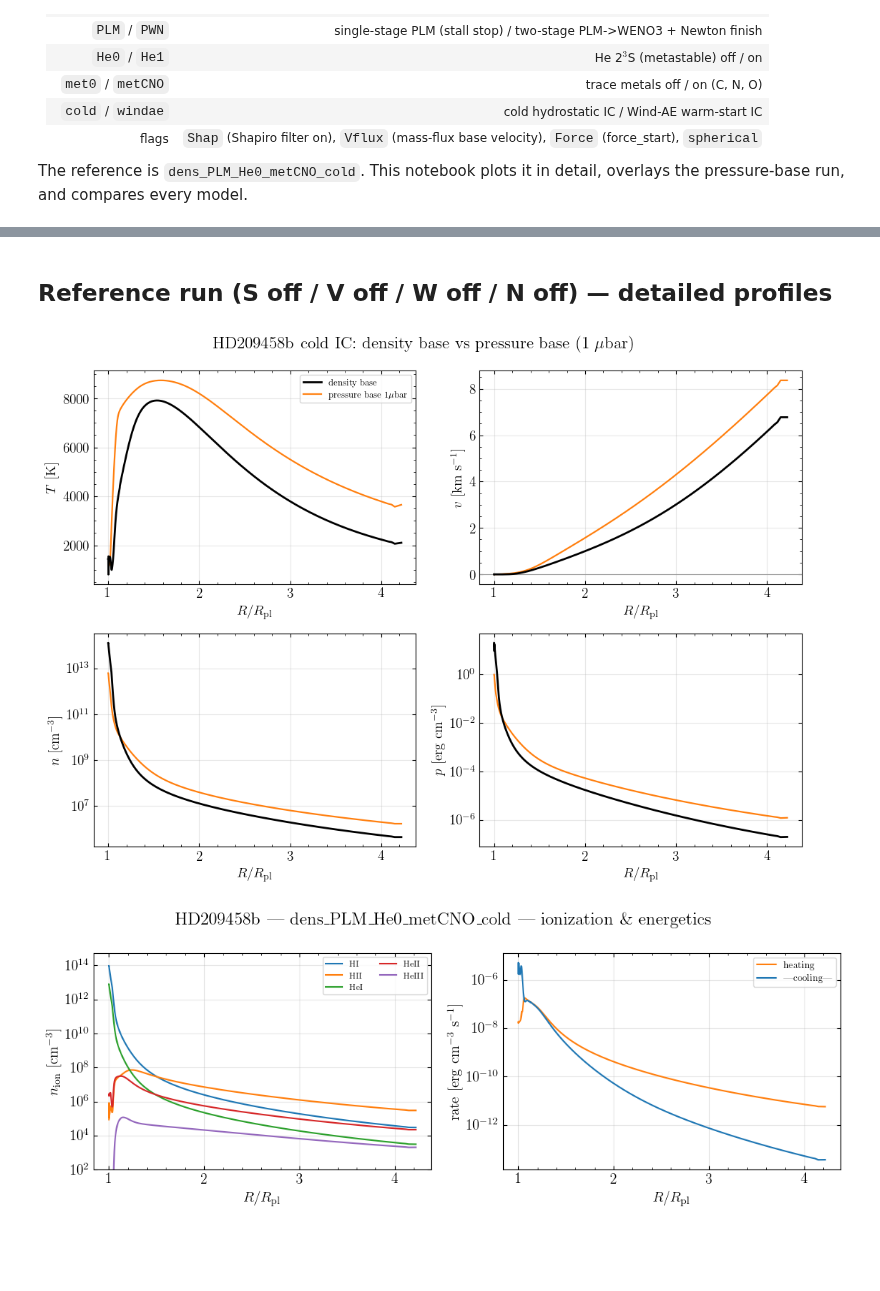
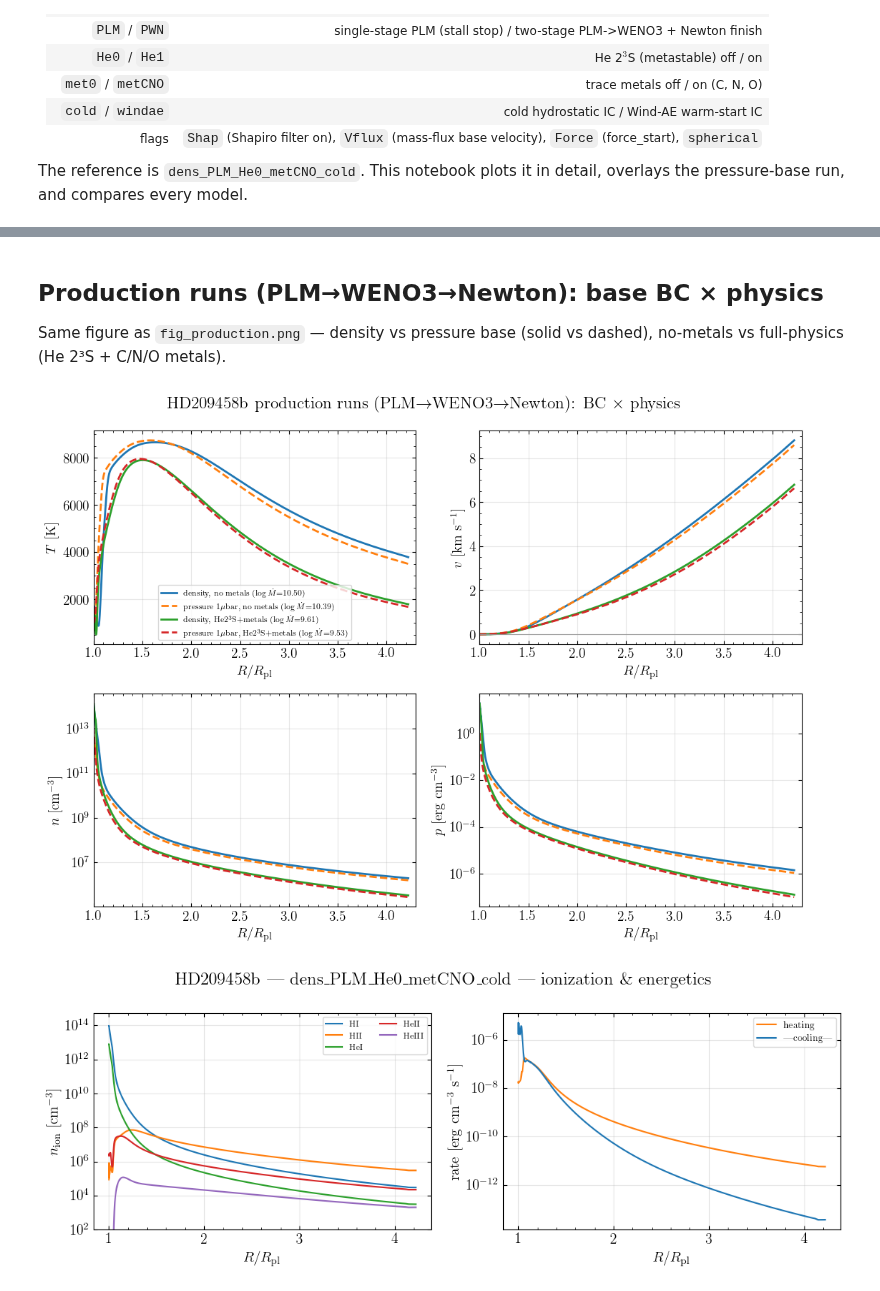
Before and after one commit to seoncafe/EXHALE, a Jupyter notebook: HD209458b_test/plot_models.ipynb, the cells around one changed output, grey strips where cells are left out. Drawn from its saved outputs; the diff is of its cells as text; code cells hidden in the pictures; blank space fills up the shorter version.

```diff
--- a/HD209458b_test/plot_models.ipynb
+++ b/HD209458b_test/plot_models.ipynb
@@ -76,44 +80,48 @@ pres1ub_PWN_He1_metCNO_cold                           N= 504  v_base=+0.000  v_o
 # %% [markdown]
-## Reference run (S off / V off / W off / N off) — detailed profiles
+## Production runs (PLM→WENO3→Newton): base BC × physics
+
+Same figure as `fig_production.png` — density vs pressure base (solid vs dashed), no-metals vs full-physics (He 2³S + C/N/O metals).
 # %%
-run = models[REFERENCE]
+run = models[REFERENCE]   # kept for the ionization/energetics cell below
 
-# overplot the pressure-base run (1 microbar) if present, for a direct
-# density-base vs pressure-base comparison of the same cold-IC single-PLM case.
-PRESSURE = 'pres1ub_PLM_He0_met0_cold'
-prun = models.get(PRESSURE)
-
+# Production runs (PLM->WENO3->Newton): base BC x physics.
+# Same figure as fig_production.png: density vs pressure (solid vs dashed),
+# no-metals vs full-physics (He 2^3S + C/N/O metals).
+PROD = [
+    ('dens_PWN_He0_met0_cold',      'density, no metals',                   'C0', '-'),
+    ('pres1ub_PWN_He0_met0_cold',   r'pressure 1$\mu$bar, no metals',       'C1', '--'),
+    ('dens_PWN_He1_metCNO_cold',    r'density, He2$^3$S+metals',            'C2', '-'),
+    ('pres1ub_PWN_He1_metCNO_cold', r'pressure 1$\mu$bar, He2$^3$S+metals', 'C3', '--'),
+]
 fig, ax = plt.subplots(2, 2, figsize=(11, 8))
-
-
-def _panel(a, x, ys, ylabel, logy=False):
-    plot = a.semilogy if logy else a.plot
-    plot(x[0], ys[0], color='k', lw=2.0, zorder=5,
-         label=r'density base')
-    if prun is not None:
-        plot(x[1], ys[1], color='C1', lw=1.6,
-             label=r'pressure base 1$\mu$bar')
-    a.set_ylabel(ylabel)
-
-
-xr = (run.r, prun.r if prun is not None else None)
-_panel(ax[0, 0], xr, (run.T, prun.T if prun is not None else None), r'$T$ [K]')
-_panel(ax[0, 1], xr, (run.v_kms, prun.v_kms if prun is not None else None),
-       r'$v$ [km s$^{-1}$]')
+for name, lab, col, ls in PROD:
+    m = models.get(name)
+    if m is None:
+        continue
+    try:
+        lab = lab + r' ($\log\dot{M}$=' + f'{aio.mdot_log10(m):.2f}' + ')'
+    except Exception:
+        pass
+    kw = dict(color=col, ls=ls, lw=2.0, label=lab)
+    ax[0, 0].plot(m.r, m.T, **kw)
+    ax[0, 1].plot(m.r, m.v_kms, **kw)
+    ax[1, 0].semilogy(m.r, m.n, **kw)
+    ax[1, 1].semilogy(m.r, m.p, **kw)
+ax[0, 0].set_ylabel(r'$T$ [K]')
+ax[0, 1].set_ylabel(r'$v$ [km s$^{-1}$]')
 ax[0, 1].axhline(0, color='0.6', lw=0.8)
-_panel(ax[1, 0], xr, (run.n, prun.n if prun is not None else None),
-       r'$n$ [cm$^{-3}$]', logy=True)
-_panel(ax[1, 1], xr, (run.p, prun.p if prun is not None else None),
-       r'$p$ [erg cm$^{-3}$]', logy=True)
+ax[1, 0].set_ylabel(r'$n$ [cm$^{-3}$]')
+ax[1, 1].set_ylabel(r'$p$ [erg cm$^{-3}$]')
 for a in ax.flat:
     a.set_xlabel(r'$R/R_{\rm pl}$')
     a.grid(alpha=0.3)
-ax[0, 0].legend(fontsize=9, loc='best')
-fig.suptitle(r'HD209458b cold IC: density base vs pressure base (1 $\mu$bar)')
+    a.set_xlim(1, 4.3)
+ax[0, 0].legend(fontsize=8, loc='best')
+fig.suptitle(r'HD209458b production runs (PLM$\to$WENO3$\to$Newton): BC $\times$ physics')
 fig.tight_layout()
 plt.show()
 # %% [output]
-[figure, old version]
+[figure, new version]
 # %%
 # ionization structure and heating/cooling of the reference run
 fig, ax = plt.subplots(1, 2, figsize=(11, 4.2))
```
Also changed, not shown: parts of 3 cells of this notebook, 15 other files.
